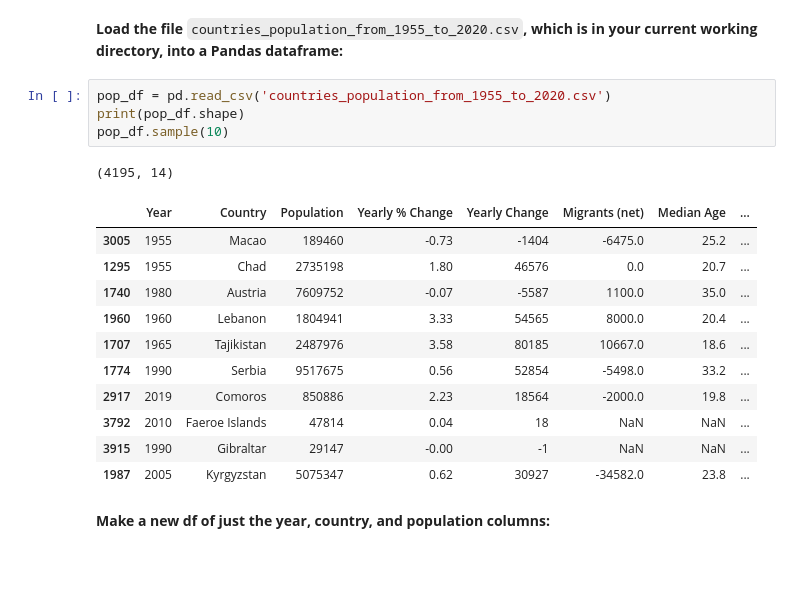
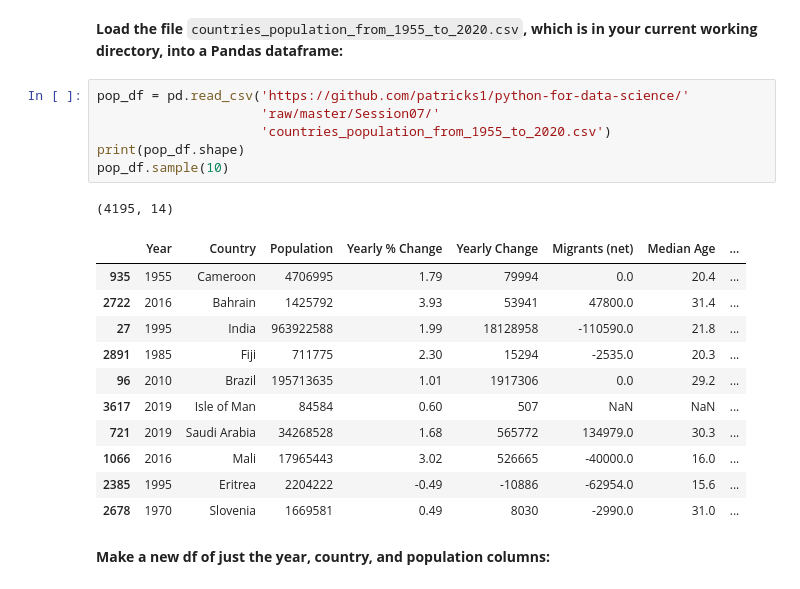
Before and after one commit to patricks1/python-for-data-science, a Jupyter notebook: Session07/Session7_Exercises_Solved.ipynb, the cells around one changed output. Saved outputs shown, nothing was run; the diff lists cells and outputs as text.

```diff
--- a/Session07/Session7_Exercises_Solved.ipynb
+++ b/Session07/Session7_Exercises_Solved.ipynb
@@ -342,22 +343,24 @@ df.pivot_table(values='survived', index=['embark_town', 'who'],
 # %% [markdown]
 **Load the file** `countries_population_from_1955_to_2020.csv`**, which is in your current working directory, into a Pandas dataframe:**
 # %%
-pop_df = pd.read_csv('countries_population_from_1955_to_2020.csv')
+pop_df = pd.read_csv('https://github.com/patricks1/python-for-data-science/'
+                     'raw/master/Session07/'
+                     'countries_population_from_1955_to_2020.csv')
 print(pop_df.shape)
 pop_df.sample(10)
 # %% [output]
 (4195, 14)
 |  | Year | Country | Population | Yearly % Change | Yearly Change | Migrants (net) | Median Age | ... |
-| 3005 | 1955 | Macao | 189460 | -0.73 | -1404 | -6475.0 | 25.2 | ... |
-| 1295 | 1955 | Chad | 2735198 | 1.80 | 46576 | 0.0 | 20.7 | ... |
-| 1740 | 1980 | Austria | 7609752 | -0.07 | -5587 | 1100.0 | 35.0 | ... |
-| 1960 | 1960 | Lebanon | 1804941 | 3.33 | 54565 | 8000.0 | 20.4 | ... |
-| 1707 | 1965 | Tajikistan | 2487976 | 3.58 | 80185 | 10667.0 | 18.6 | ... |
-| 1774 | 1990 | Serbia | 9517675 | 0.56 | 52854 | -5498.0 | 33.2 | ... |
-| 2917 | 2019 | Comoros | 850886 | 2.23 | 18564 | -2000.0 | 19.8 | ... |
-| 3792 | 2010 | Faeroe Islands | 47814 | 0.04 | 18 | NaN | NaN | ... |
-| 3915 | 1990 | Gibraltar | 29147 | -0.00 | -1 | NaN | NaN | ... |
-| 1987 | 2005 | Kyrgyzstan | 5075347 | 0.62 | 30927 | -34582.0 | 23.8 | ... |
+| 935 | 1955 | Cameroon | 4706995 | 1.79 | 79994 | 0.0 | 20.4 | ... |
+| 2722 | 2016 | Bahrain | 1425792 | 3.93 | 53941 | 47800.0 | 31.4 | ... |
+| 27 | 1995 | India | 963922588 | 1.99 | 18128958 | -110590.0 | 21.8 | ... |
+| 2891 | 1985 | Fiji | 711775 | 2.30 | 15294 | -2535.0 | 20.3 | ... |
+| 96 | 2010 | Brazil | 195713635 | 1.01 | 1917306 | 0.0 | 29.2 | ... |
+| 3617 | 2019 | Isle of Man | 84584 | 0.60 | 507 | NaN | NaN | ... |
+| 721 | 2019 | Saudi Arabia | 34268528 | 1.68 | 565772 | 134979.0 | 30.3 | ... |
+| 1066 | 2016 | Mali | 17965443 | 3.02 | 526665 | -40000.0 | 16.0 | ... |
+| 2385 | 1995 | Eritrea | 2204222 | -0.49 | -10886 | -62954.0 | 15.6 | ... |
+| 2678 | 1970 | Slovenia | 1669581 | 0.49 | 8030 | -2990.0 | 31.0 | ... |
 # %% [markdown]
 **Make a new df of just the year, country, and population columns:**
 # %%
```
Also changed, not shown: parts of 2 cells of this notebook, 2 other files.
